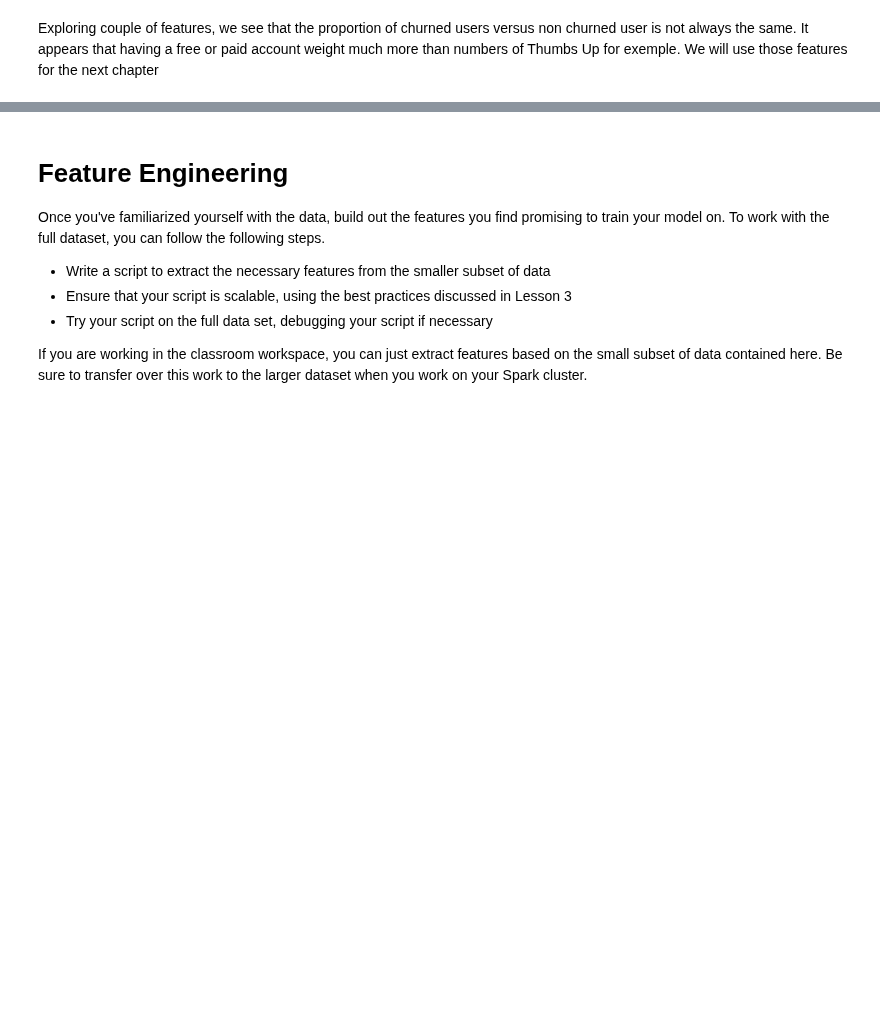
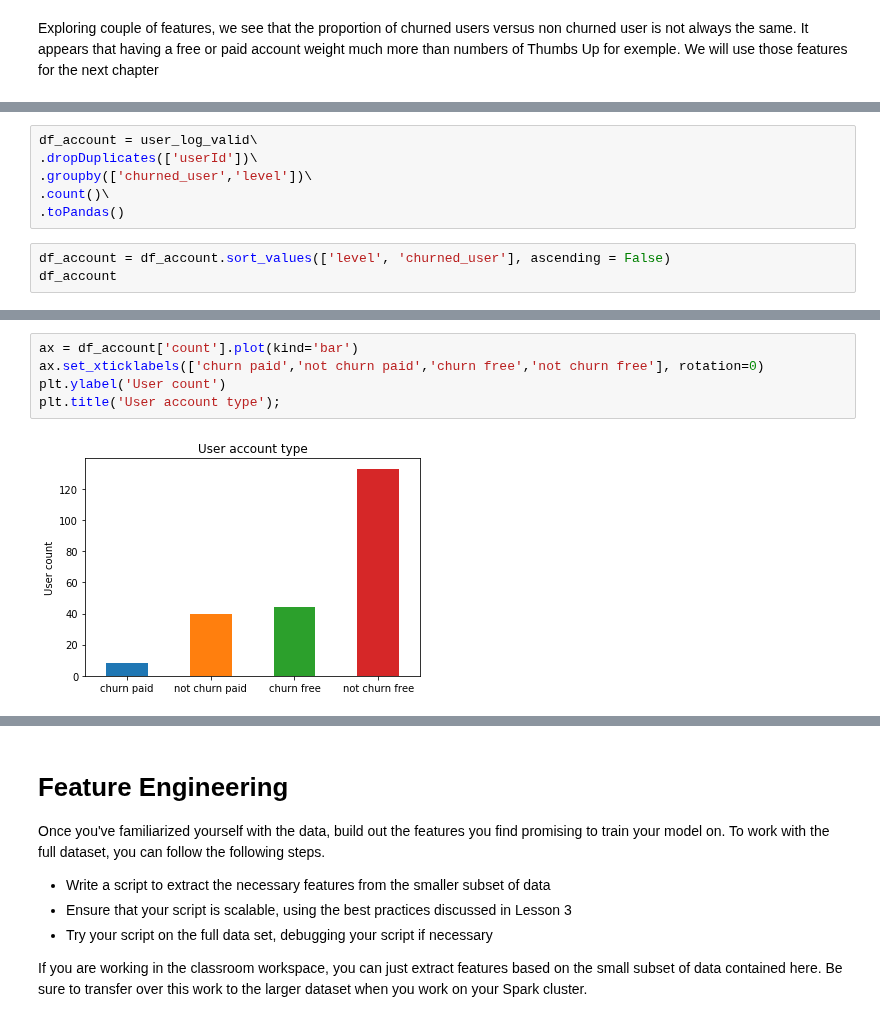
Before and after one commit to jc-udacity/datascientist, a Jupyter notebook: 09_Spark/project/Sparkify.ipynb, the cells around one changed output, grey strips where cells are left out. Saved outputs shown, nothing was run; the diff lists cells and outputs as text; blank space fills up the shorter version.

```diff
--- a/09_Spark/project/Sparkify.ipynb
+++ b/09_Spark/project/Sparkify.ipynb
@@ -729,0 +796,9 @@ We will use those features for the next chapter
+# %%
+df_account = user_log_valid\
+.dropDuplicates(['userId'])\
+.groupby(['churned_user','level'])\
+.count()\
+.toPandas()
+# %%
+df_account = df_account.sort_values(['level', 'churned_user'], ascending = False)
+df_account
@@ -729,0 +811,7 @@ We will use those features for the next chapter
+# %%
+ax = df_account['count'].plot(kind='bar')
+ax.set_xticklabels(['churn paid','not churn paid','churn free','not churn free'], rotation=0)
+plt.ylabel('User count')
+plt.title('User account type');
+# %% [output]
+[figure, added]
```
Also changed, not shown: parts of 54 cells of this notebook.
